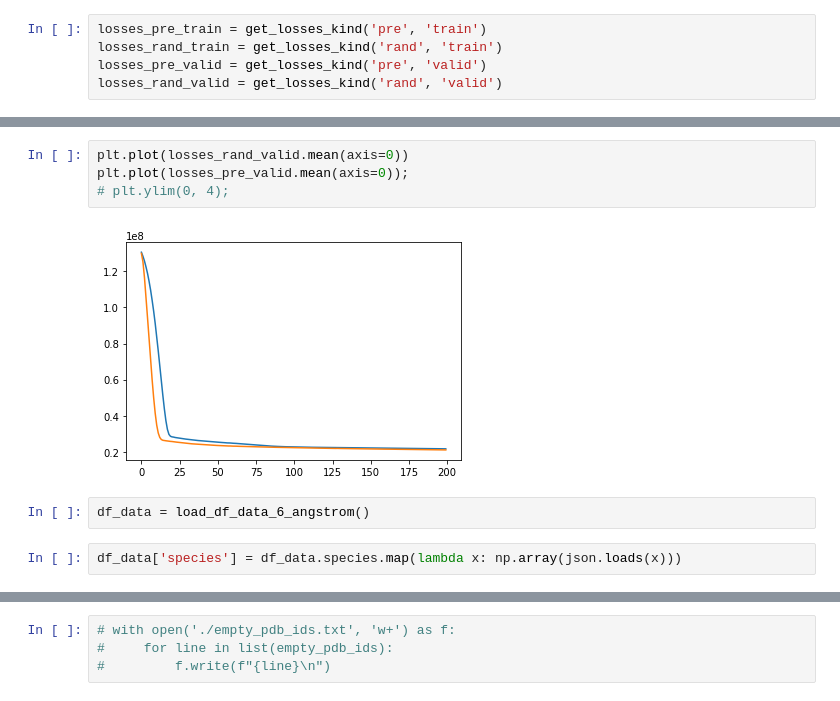
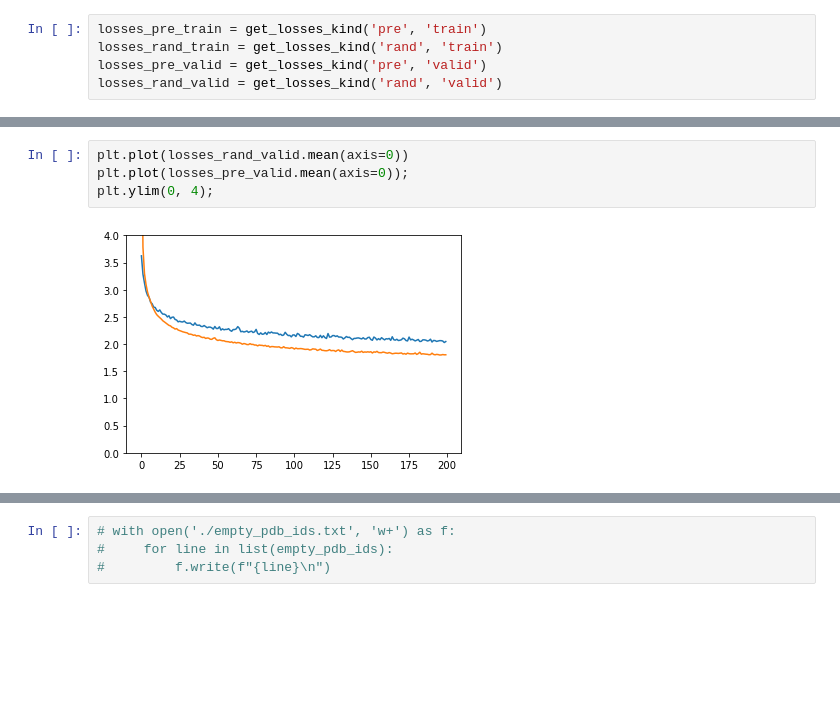
Before and after one commit to jessebmurray/ani2x_pdbbind, a Jupyter notebook: temp-analyze.ipynb, the cells around one changed output, grey strips where cells are left out. Saved outputs shown, nothing was run; the diff lists cells and outputs as text; blank space fills up the shorter version.

```diff
--- a/temp-analyze.ipynb
+++ b/temp-analyze.ipynb
@@ -102,10 +75,6 @@ array([[1.32219069e+08, 1.28270151e+08, 1.21918843e+08, ...,
 # %%
 plt.plot(losses_rand_valid.mean(axis=0))
 plt.plot(losses_pre_valid.mean(axis=0));
-# plt.ylim(0, 4);
+plt.ylim(0, 4);
 # %% [output]
-[figure, old version]
+[figure, new version]
-# %%
-df_data = load_df_data_6_angstrom()
-# %%
-df_data['species'] = df_data.species.map(lambda x: np.array(json.loads(x)))
```
Also changed, not shown: parts of 33 cells of this notebook, 4 other files.
